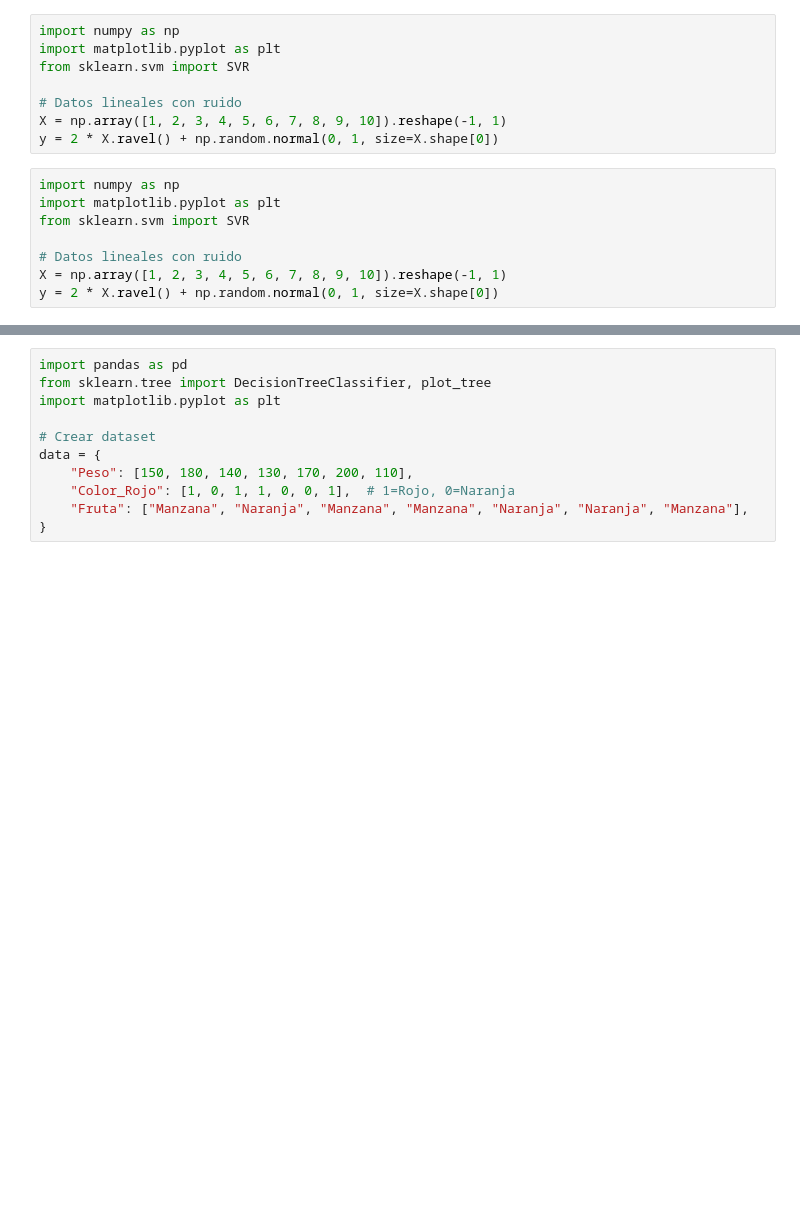
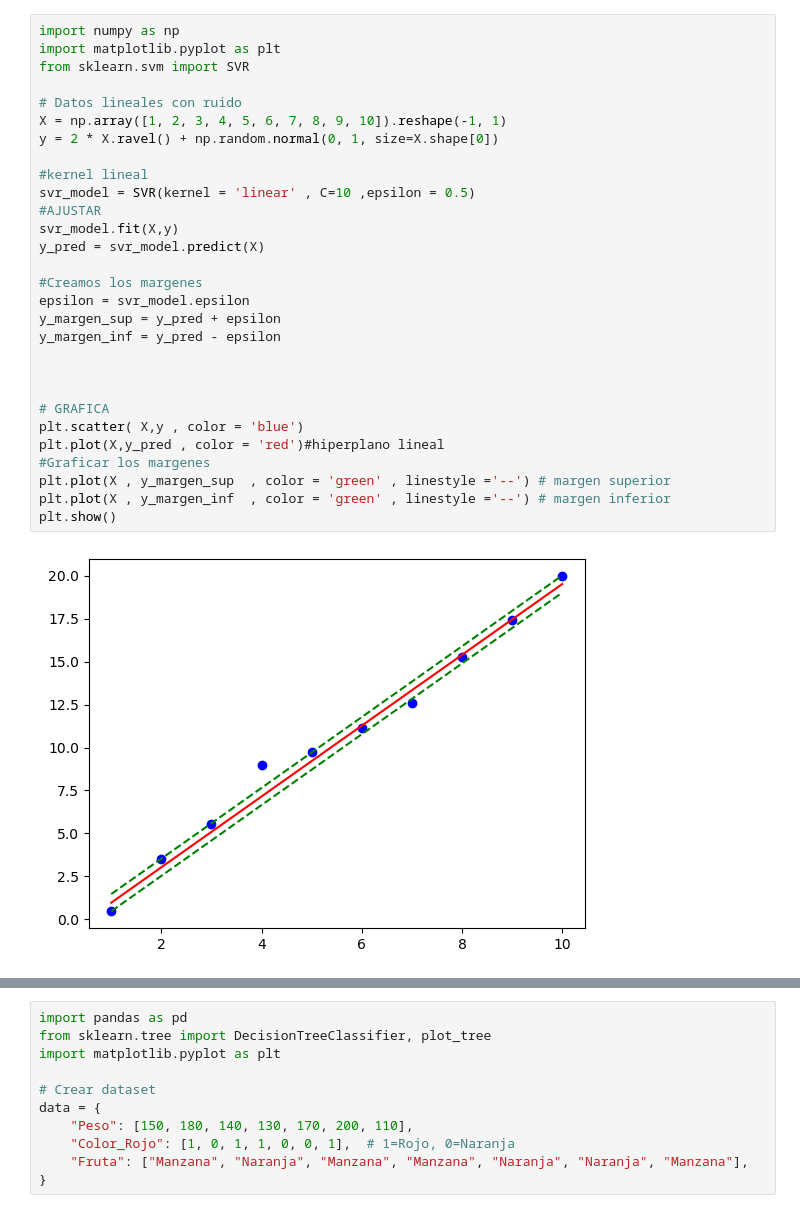
Before and after one commit to vizcardo1199/python-statitics, a Jupyter notebook: MODULO-2/Sesion17.ipynb, the cells around one changed output, grey strips where cells are left out. Drawn from its saved outputs; the diff is of its cells as text; blank space fills up the shorter version.

```diff
--- a/MODULO-2/Sesion17.ipynb
+++ b/MODULO-2/Sesion17.ipynb
@@ -19,19 +59,34 @@ y = np.array([1.5, 2.5, 4.8, 7.5, 10.8, 15.2, 20.5, 27.3, 35.2, 45.5])  # Valore
 # %%
 import numpy as np
 import matplotlib.pyplot as plt
 from sklearn.svm import SVR
 
 # Datos lineales con ruido
 X = np.array([1, 2, 3, 4, 5, 6, 7, 8, 9, 10]).reshape(-1, 1)
 y = 2 * X.ravel() + np.random.normal(0, 1, size=X.shape[0])
+
+#kernel lineal
+svr_model = SVR(kernel = 'linear' , C=10 ,epsilon = 0.5)
+#AJUSTAR
+svr_model.fit(X,y)
+y_pred = svr_model.predict(X)
+
+#Creamos los margenes
+epsilon = svr_model.epsilon
+y_margen_sup = y_pred + epsilon
+y_margen_inf = y_pred - epsilon
+
+
+
+# GRAFICA
+plt.scatter( X,y , color = 'blue')
+plt.plot(X,y_pred , color = 'red')#hiperplano lineal
+#Graficar los margenes
+plt.plot(X , y_margen_sup  , color = 'green' , linestyle ='--') # margen superior
+plt.plot(X , y_margen_inf  , color = 'green' , linestyle ='--') # margen inferior
+plt.show()
+# %% [output]
+[figure, added]
-# %%
-import numpy as np
-import matplotlib.pyplot as plt
-from sklearn.svm import SVR
-
-# Datos lineales con ruido
-X = np.array([1, 2, 3, 4, 5, 6, 7, 8, 9, 10]).reshape(-1, 1)
-y = 2 * X.ravel() + np.random.normal(0, 1, size=X.shape[0])
 # %%
 import numpy as np
 import matplotlib.pyplot as plt
```
Also changed, not shown: parts of 3 cells of this notebook.
